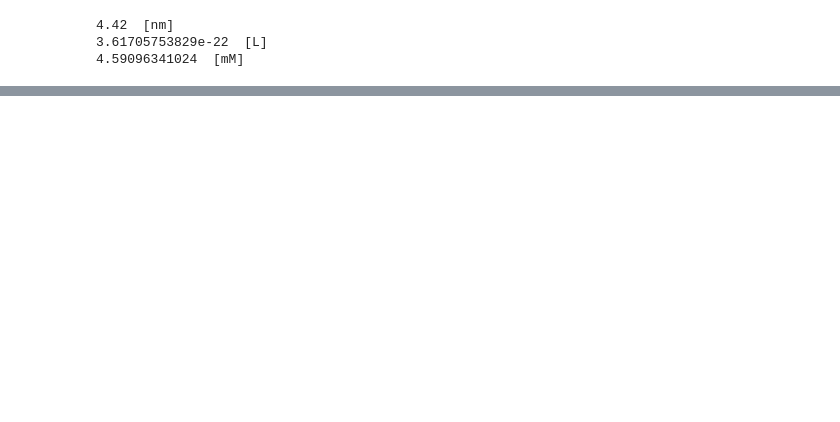
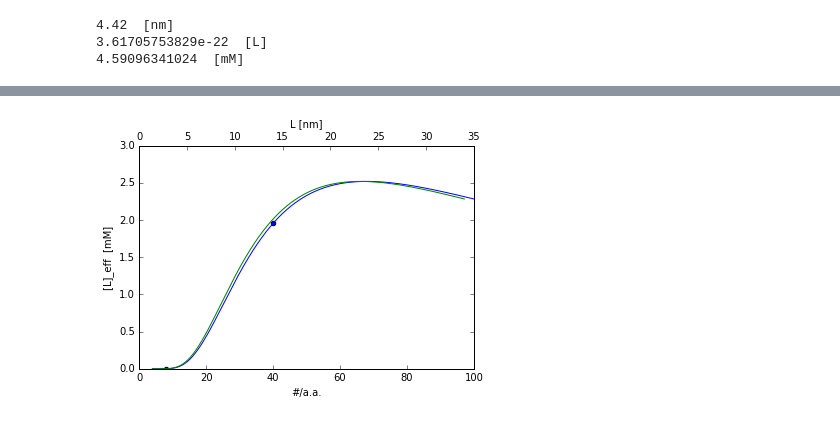
Before and after one commit to huskeypm/preliminary_data, a Jupyter notebook: R01/R01_CN_simdata.ipynb, the cells around one changed output, grey strips where cells are left out. Saved outputs shown, nothing was run; the diff lists cells and outputs as text; code cells hidden in the pictures; blank space fills up the shorter version.

```diff
--- a/R01/R01_CN_simdata.ipynb
+++ b/R01/R01_CN_simdata.ipynb
@@ -113,0 +139,23 @@ print conc* M_to_mM, " [mM]"
+# %%
+res = 4
+Lmin = res*Ang_per_res * Ang_to_nm  # tether length [nm]
+res = 100
+Lmax = res*Ang_per_res * Ang_to_nm  # tether length [nm]
+Ls = np.linspace(Lmin,Lmax,1000)
+fig, ax1 = plt.subplots()
+ax1.plot(Ls/(L_per_res * Ang_to_nm), G_DZL(zeta,D,Ls)* cLim*M_to_mM)
+
+res = np.array([8,40])
+conc = G_DZL(zeta,D,res*Ang_per_res * Ang_to_nm )* cLim*M_to_mM
+ax1.scatter(res,conc)
+ax1.set_xlabel("#/a.a.")
+ax1.set_xlim([0,100])
+ax1.set_ylim([0,3])
+ax2 = ax1.twiny()
+ax2.plot(Ls, G_DZL(zeta,D,Ls)* cLim*M_to_mM, 'g')
+ax2.set_xlabel("L [nm]")
+ax1.set_ylabel("[L]_eff  [mM]")
+ax2.set_ylim([0,3])
+plt.gcf().savefig("CN_AID_tether.png")
+# %% [output]
+[figure, added]
```
Also changed, not shown: parts of 6 cells of this notebook.
